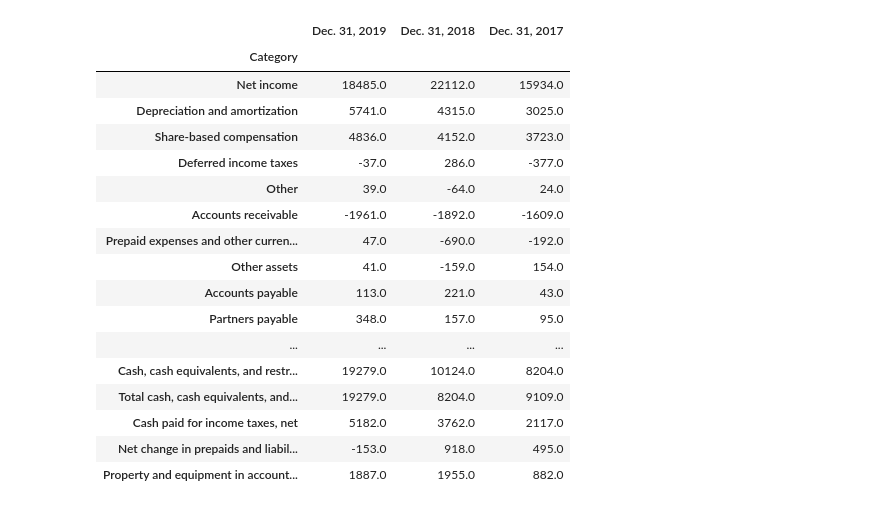
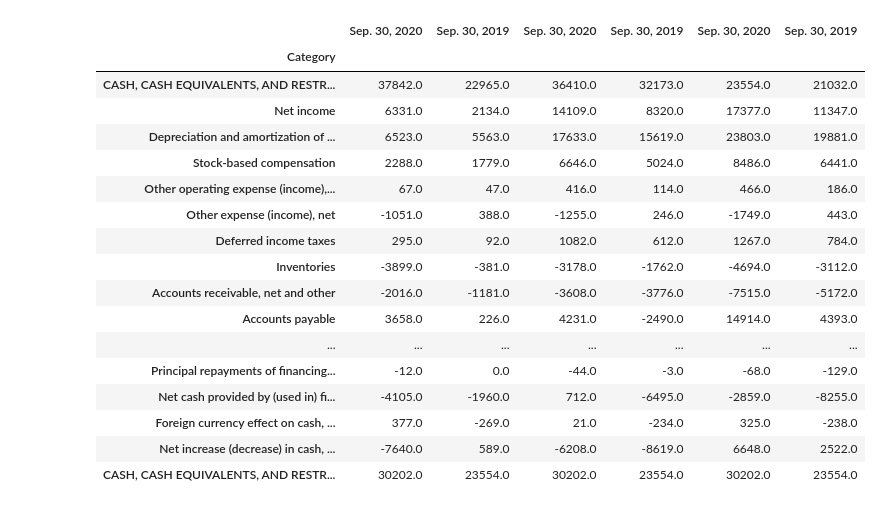
Before and after one commit to MichaelHotaling/DSC-Classes, a Jupyter notebook: DSC540/Finals/DSC540 Final.ipynb, the cells around one changed output. Cells and saved outputs as stored; diff of their text form; code cells hidden in the pictures.

```diff
--- a/DSC540/Finals/DSC540 Final.ipynb
+++ b/DSC540/Finals/DSC540 Final.ipynb
@@ -196,0 +205,6 @@ reports = soup.find('myreports')
+# %%
+urls = "https://www.sec.gov/Archives/" + df['Filename']
+for ind, i in enumerate(urls):
+    print(i)
+    if ind > 4:
+        break
@@ -196,0 +218,9 @@ reports = soup.find('myreports')
+# %%
+urls_json = []
+
+for i in urls:
+    urls_json.append(i.replace("-","").replace(".txt",'/index.json'))
+for ind, i in enumerate(urls_json):
+    print(i)
+    if ind > 4:
+        break
@@ -196,0 +234,9 @@ reports = soup.find('myreports')
+# %%
+import requests
+
+content = requests.get(urls_json[-1]).json()
+
+for file in content['directory']['item']:
+    if file['name'] == 'FilingSummary.xml':
+        xml_summary = "https://www.sec.gov" + content['directory']['name'] + "/" + file['name']
+        print(xml_summary)
@@ -234,11 +279,10 @@ for report_dict in master_reports:
     """Everything is named differently so I'll need to do some fancy regex work to get this to work"""
 
     item1 = "Consolidated Balance Sheets".upper()
-    item2 = "CONSOLIDATED STATEMENTs OF INCOME".upper()
+    item2 = "Consolidated Statements of Comprehensive Income".upper()
     item3 = "Consolidated Statements of Cash Flows".upper()
-    item4 = "Consolidated Statements of Stockholders' Equity".upper()
 
-    report_list = [item1,item2,item3,item4]
+    report_list = [item1,item2,item3]
 
     if report_dict['shortname'].upper() in report_list:
         print(report_dict['shortname'])
@@ -323,35 +355,35 @@ income_df
 # %%
-income_header = statements_data[3]['header'][1]
-income_data = statements_data[3]['data']
+income_header = statements_data[0]['header']
+income_data = statements_data[0]['data']
 
 income_df = pd.DataFrame(income_data)
 
 income_df.index = income_df[0]
 income_df.index.name = 'Category'
 income_df = income_df.drop(0,axis=1)
 income_df = income_df.replace('[\$,)]',"", regex=True)
 income_df = income_df.replace('[(]',"-", regex = True)
 income_df = income_df.replace('', 'NaN', regex = True)
 income_df = income_df.astype(float)
-income_df.columns = income_header
+income_df.columns = income_header[1]
 
 income_df
 # %% [output]
-|  | Dec. 31, 2019 | Dec. 31, 2018 | Dec. 31, 2017 |
-| Category |  |  |  |
-| Net income | 18485.0 | 22112.0 | 15934.0 |
-| Depreciation and amortization | 5741.0 | 4315.0 | 3025.0 |
-| Share-based compensation | 4836.0 | 4152.0 | 3723.0 |
-| Deferred income taxes | -37.0 | 286.0 | -377.0 |
-| Other | 39.0 | -64.0 | 24.0 |
-| Accounts receivable | -1961.0 | -1892.0 | -1609.0 |
-| Prepaid expenses and other curren... | 47.0 | -690.0 | -192.0 |
-| Other assets | 41.0 | -159.0 | 154.0 |
-| Accounts payable | 113.0 | 221.0 | 43.0 |
-| Partners payable | 348.0 | 157.0 | 95.0 |
-| ... | ... | ... | ... |
-| Cash, cash equivalents, and restr... | 19279.0 | 10124.0 | 8204.0 |
-| Total cash, cash equivalents, and... | 19279.0 | 8204.0 | 9109.0 |
-| Cash paid for income taxes, net | 5182.0 | 3762.0 | 2117.0 |
-| Net change in prepaids and liabil... | -153.0 | 918.0 | 495.0 |
-| Property and equipment in account... | 1887.0 | 1955.0 | 882.0 |
+|  | Sep. 30, 2020 | Sep. 30, 2019 | Sep. 30, 2020 | Sep. 30, 2019 | Sep. 30, 2020 | Sep. 30, 2019 |
+| Category |  |  |  |  |  |  |
+| CASH, CASH EQUIVALENTS, AND RESTR... | 37842.0 | 22965.0 | 36410.0 | 32173.0 | 23554.0 | 21032.0 |
+| Net income | 6331.0 | 2134.0 | 14109.0 | 8320.0 | 17377.0 | 11347.0 |
+| Depreciation and amortization of ... | 6523.0 | 5563.0 | 17633.0 | 15619.0 | 23803.0 | 19881.0 |
+| Stock-based compensation | 2288.0 | 1779.0 | 6646.0 | 5024.0 | 8486.0 | 6441.0 |
+| Other operating expense (income),... | 67.0 | 47.0 | 416.0 | 114.0 | 466.0 | 186.0 |
+| Other expense (income), net | -1051.0 | 388.0 | -1255.0 | 246.0 | -1749.0 | 443.0 |
+| Deferred income taxes | 295.0 | 92.0 | 1082.0 | 612.0 | 1267.0 | 784.0 |
+| Inventories | -3899.0 | -381.0 | -3178.0 | -1762.0 | -4694.0 | -3112.0 |
+| Accounts receivable, net and other | -2016.0 | -1181.0 | -3608.0 | -3776.0 | -7515.0 | -5172.0 |
+| Accounts payable | 3658.0 | 226.0 | 4231.0 | -2490.0 | 14914.0 | 4393.0 |
+| ... | ... | ... | ... | ... | ... | ... |
+| Principal repayments of financing... | -12.0 | 0.0 | -44.0 | -3.0 | -68.0 | -129.0 |
+| Net cash provided by (used in) fi... | -4105.0 | -1960.0 | 712.0 | -6495.0 | -2859.0 | -8255.0 |
+| Foreign currency effect on cash, ... | 377.0 | -269.0 | 21.0 | -234.0 | 325.0 | -238.0 |
+| Net increase (decrease) in cash, ... | -7640.0 | 589.0 | -6208.0 | -8619.0 | 6648.0 | 2522.0 |
+| CASH, CASH EQUIVALENTS, AND RESTR... | 30202.0 | 23554.0 | 30202.0 | 23554.0 | 30202.0 | 23554.0 |
```
Also changed, not shown: parts of 65 cells of this notebook.
